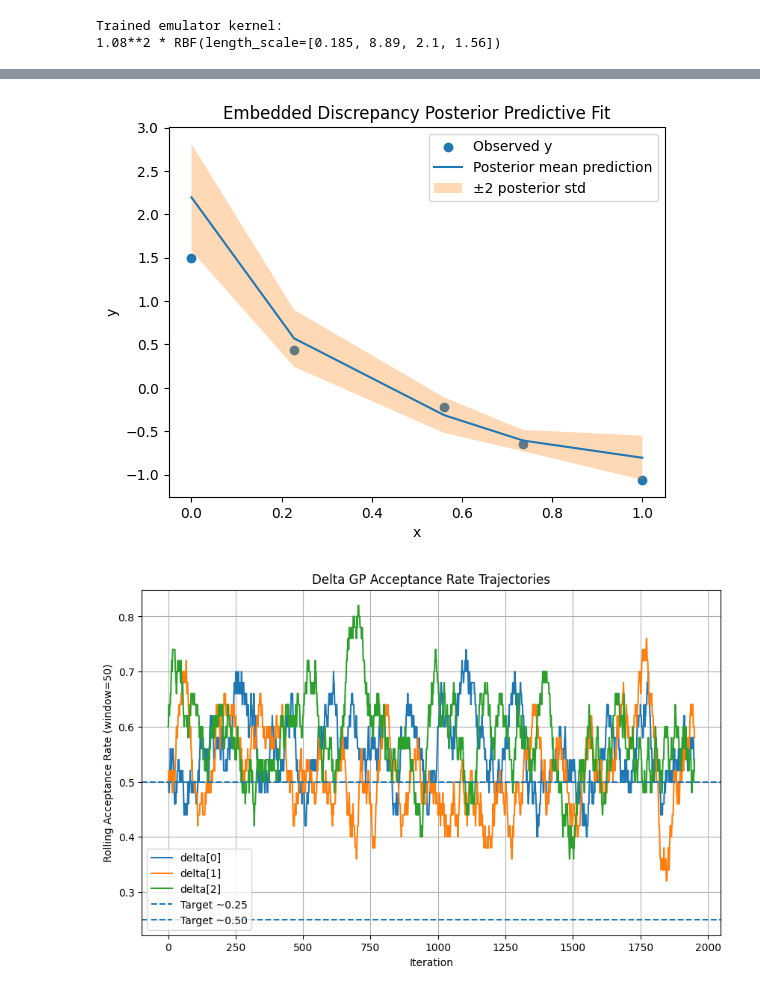
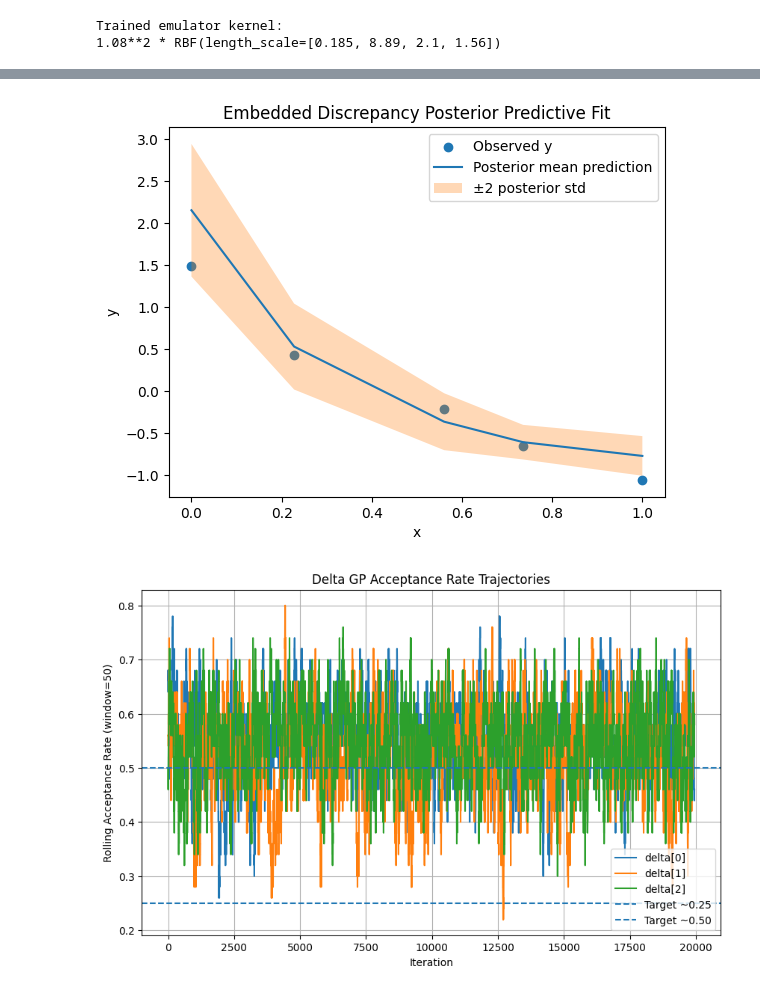
Before and after one commit to MUEXLY/integratedDelta_calibration, a Jupyter notebook: integratedDeltaNotebook.ipynb, the cells around one changed output, grey strips where cells are left out. Saved outputs shown, nothing was run; the diff lists cells and outputs as text; code cells hidden in the pictures.

```diff
--- a/integratedDeltaNotebook.ipynb
+++ b/integratedDeltaNotebook.ipynb
@@ -722,7 +733,7 @@ sigma2 = 0.02**2
 # 5. Sampler config
 # ============================================================
 
-Nmcmc = 2000
+Nmcmc = 20000
 mh_scale_delta = 0.5
 
 prior_ell = {"mu": -1.0, "sigma": 1.0}
@@ -852,7 +863,7 @@ print("\nBuilding posterior predictive mean + uncertainty...\n")
 y_post_mean = np.zeros(No)
 y_post_var  = np.zeros(No)
 
-Nsamp = 200
+Nsamp = 2000
 idx = np.random.choice(Nmcmc, Nsamp, replace=False)
 
 for i in range(No):
@@ -923,2 +934,2 @@ x_obs[4] = 1.000, y_obs = -1.057, post pred mean = -0.806, 95% CI = [-1.061, -0.
-[figure, old version]
+[figure, new version]
-[figure, old version]
+[figure, new version]
```
Also changed, not shown: parts of 4 cells of this notebook, 8 other files.
